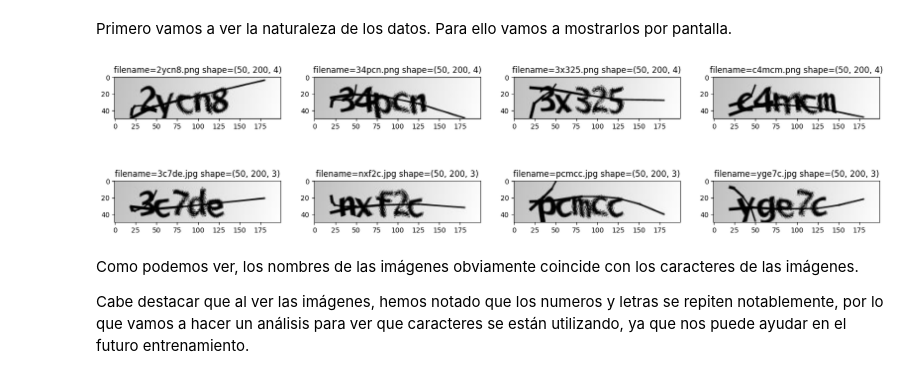
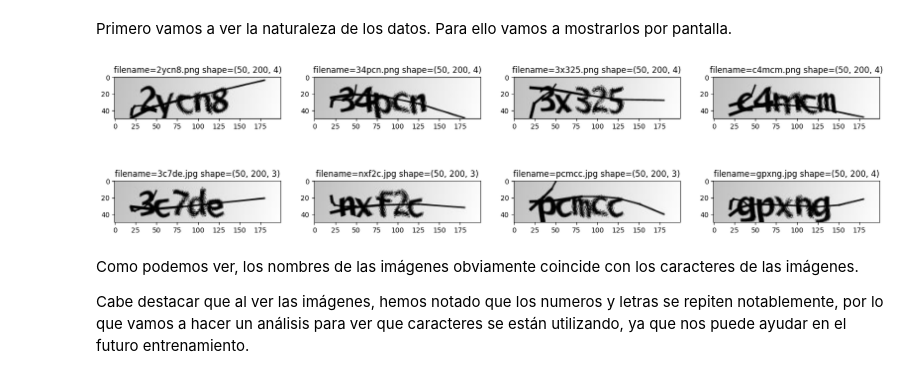
Before and after one commit to cabamarcos/Captcha_recognition, a Jupyter notebook: IAO.ipynb, the cells around one changed output. Saved outputs shown, nothing was run; the diff lists cells and outputs as text; code cells hidden in the pictures.

```diff
--- a/IAO.ipynb
+++ b/IAO.ipynb
@@ -63,25 +63,25 @@ Para ello vamos a mostrarlos por pantalla.
 # %%
 img_2ycn8 = mpimg.imread('2ycn8.png')
 img_34pcn = mpimg.imread('34pcn.png')
 img_3x325 = mpimg.imread('3x325.png')
 img_c4mcm = mpimg.imread('c4mcm.png')
 img_3c7de = mpimg.imread('3c7de.jpg')
 img_nxf2c = mpimg.imread('nxf2c.jpg')
 img_pcmcc = mpimg.imread('pcmcc.jpg')
-img_yge7c = mpimg.imread('yge7c.jpg')
+img_gpxng = mpimg.imread('gpxng.png')
 samples = {'2ycn8.png':img_2ycn8, '34pcn.png':img_34pcn, '3x325.png':img_3x325, 'c4mcm.png':img_c4mcm,
-           '3c7de.jpg':img_3c7de, 'nxf2c.jpg':img_nxf2c, 'pcmcc.jpg':img_pcmcc, 'yge7c.jpg':img_yge7c}
+           '3c7de.jpg':img_3c7de, 'nxf2c.jpg':img_nxf2c, 'pcmcc.jpg':img_pcmcc, 'gpxng.jpg':img_gpxng}
 
 fig=plt.figure(figsize=(20, 5))
 pos = 1
 for filename, img in samples.items():
     fig.add_subplot(2, 4, pos)
     pos = pos+1
     plt.imshow(img)
     plt.title('filename='+filename+' shape='+str(img.shape))
 plt.show()
 # %% [output]
-[figure, old version]
+[figure, new version]
 # %% [markdown]
 Como podemos ver, los nombres de las imágenes obviamente coincide con los caracteres de las imágenes.
 
```
Also changed, not shown: parts of 27 cells of this notebook.
